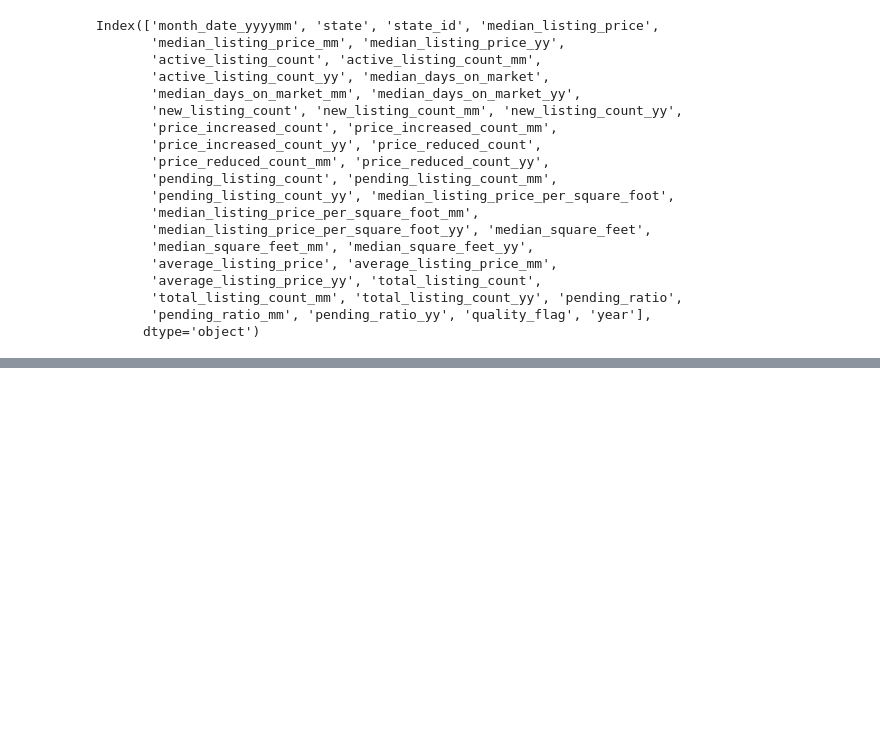
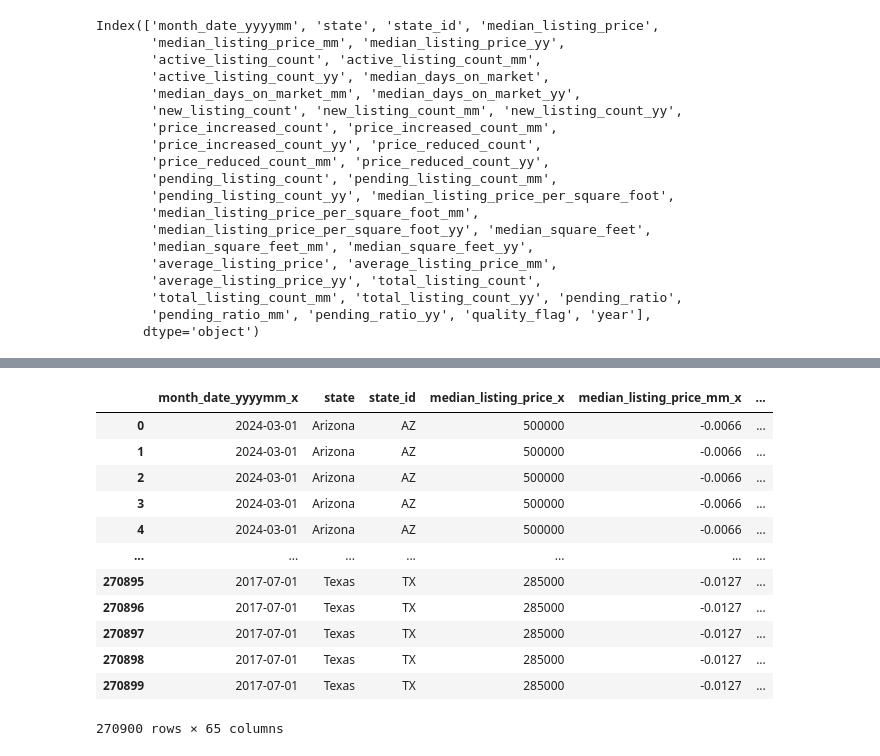
Before and after one commit to siri-anil/Capstone, a Jupyter notebook: capstone.ipynb, the cells around one changed output, grey strips where cells are left out. Cells and saved outputs as stored; diff of their text form; code cells hidden in the pictures; blank space fills up the shorter version.

```diff
--- a/capstone.ipynb
+++ b/capstone.ipynb
@@ -176,0 +310,17 @@ NameError: name 'hotness' is not defined
+# %%
+sales_hotness= pd.merge(home_sales, hotness, on=['state_id','year'], how='inner')
+sales_hotness
+# %% [output]
+|  | month_date_yyyymm_x | state | state_id | median_listing_price_x | median_listing_price_mm_x | ... |
+| 0 | 2024-03-01 | Arizona | AZ | 500000 | -0.0066 | ... |
+| 1 | 2024-03-01 | Arizona | AZ | 500000 | -0.0066 | ... |
+| 2 | 2024-03-01 | Arizona | AZ | 500000 | -0.0066 | ... |
+| 3 | 2024-03-01 | Arizona | AZ | 500000 | -0.0066 | ... |
+| 4 | 2024-03-01 | Arizona | AZ | 500000 | -0.0066 | ... |
+| ... | ... | ... | ... | ... | ... | ... |
+| 270895 | 2017-07-01 | Texas | TX | 285000 | -0.0127 | ... |
+| 270896 | 2017-07-01 | Texas | TX | 285000 | -0.0127 | ... |
+| 270897 | 2017-07-01 | Texas | TX | 285000 | -0.0127 | ... |
+| 270898 | 2017-07-01 | Texas | TX | 285000 | -0.0127 | ... |
+| 270899 | 2017-07-01 | Texas | TX | 285000 | -0.0127 | ... |
+270900 rows × 65 columns
```
Also changed, not shown: parts of 23 cells of this notebook, 1 other file.
